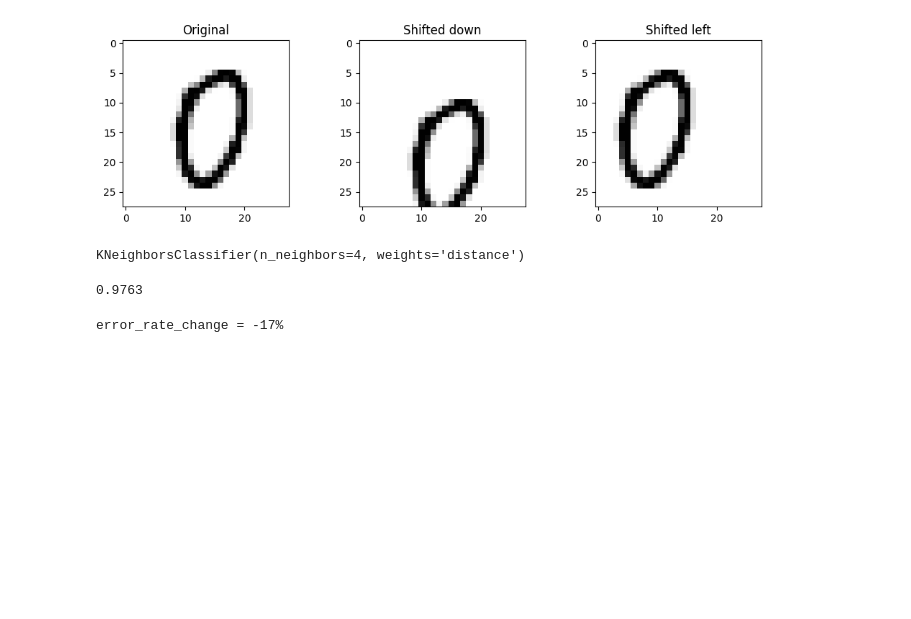
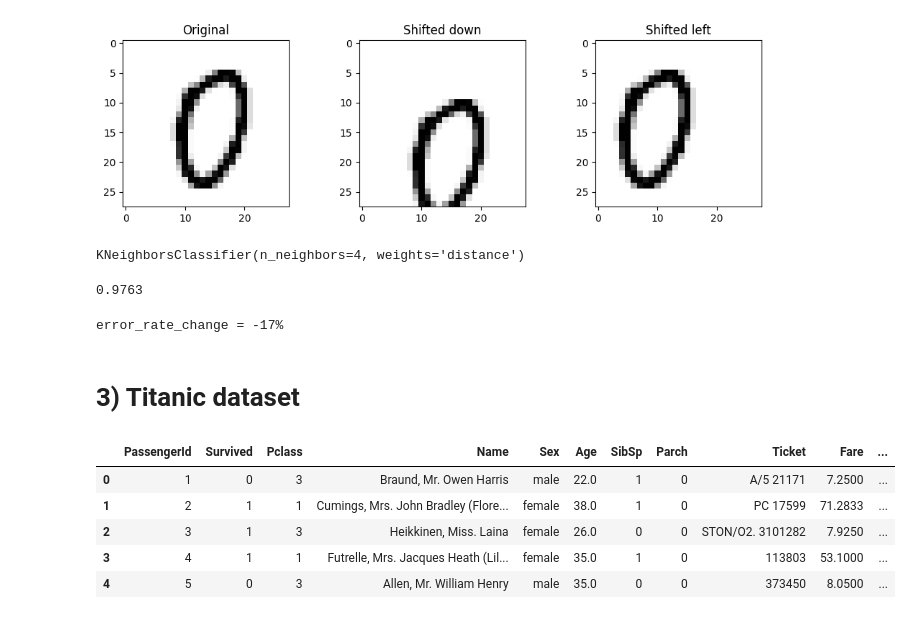
Before and after one commit to Rasheek16/ml-using-tf, a Jupyter notebook: chapters/03_classification/exercise.ipynb, the cells around one changed output. Cells and saved outputs as stored; diff of their text form; code cells hidden in the pictures; blank space fills up the shorter version.

```diff
--- a/chapters/03_classification/exercise.ipynb
+++ b/chapters/03_classification/exercise.ipynb
@@ -107,3 +107,32 @@ error_rate_change = (1 - augmented_accuracy) / (1 - tuned_accuracy) - 1
 print(f"error_rate_change = {error_rate_change:.0%}")
 # %% [output]
 error_rate_change = -17%
+# %% [markdown]
+# 3) Titanic dataset
+# %%
+from pathlib import Path
+import pandas as pd
+import tarfile
+import urllib.request
+
+def load_titanic_data():
+    tarball_path = Path("datasets/titanic.tgz")
+    if not tarball_path.is_file():
+        Path("datasets").mkdir(parents=True, exist_ok=True)
+        url = "https://github.com/ageron/data/raw/main/titanic.tgz"
+        urllib.request.urlretrieve(url, tarball_path)
+        with tarfile.open(tarball_path) as titanic_tarball:
+            titanic_tarball.extractall(path="datasets")
+    return [pd.read_csv(Path("datasets/titanic") / filename)
+            for filename in ("train.csv", "test.csv")]
+# %%
+train_data, test_data = load_titanic_data()
+# %%
+train_data.head()
+# %% [output]
+|  | PassengerId | Survived | Pclass | Name | Sex | Age | SibSp | Parch | Ticket | Fare | ... |
+| 0 | 1 | 0 | 3 | Braund, Mr. Owen Harris | male | 22.0 | 1 | 0 | A/5 21171 | 7.2500 | ... |
+| 1 | 2 | 1 | 1 | Cumings, Mrs. John Bradley (Flore... | female | 38.0 | 1 | 0 | PC 17599 | 71.2833 | ... |
+| 2 | 3 | 1 | 3 | Heikkinen, Miss. Laina | female | 26.0 | 0 | 0 | STON/O2. 3101282 | 7.9250 | ... |
+| 3 | 4 | 1 | 1 | Futrelle, Mrs. Jacques Heath (Lil... | female | 35.0 | 1 | 0 | 113803 | 53.1000 | ... |
+| 4 | 5 | 0 | 3 | Allen, Mr. William Henry | male | 35.0 | 0 | 0 | 373450 | 8.0500 | ... |
```
Also changed, not shown: parts of 24 cells of this notebook.
